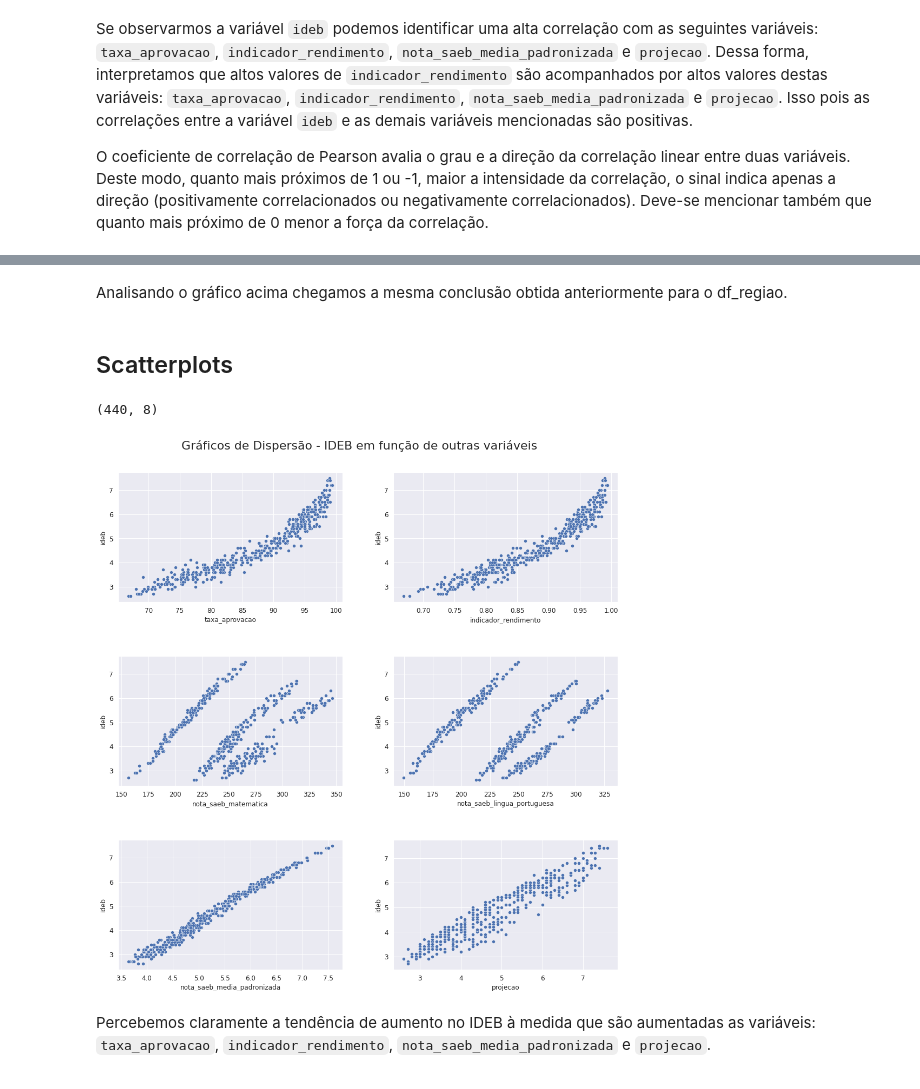
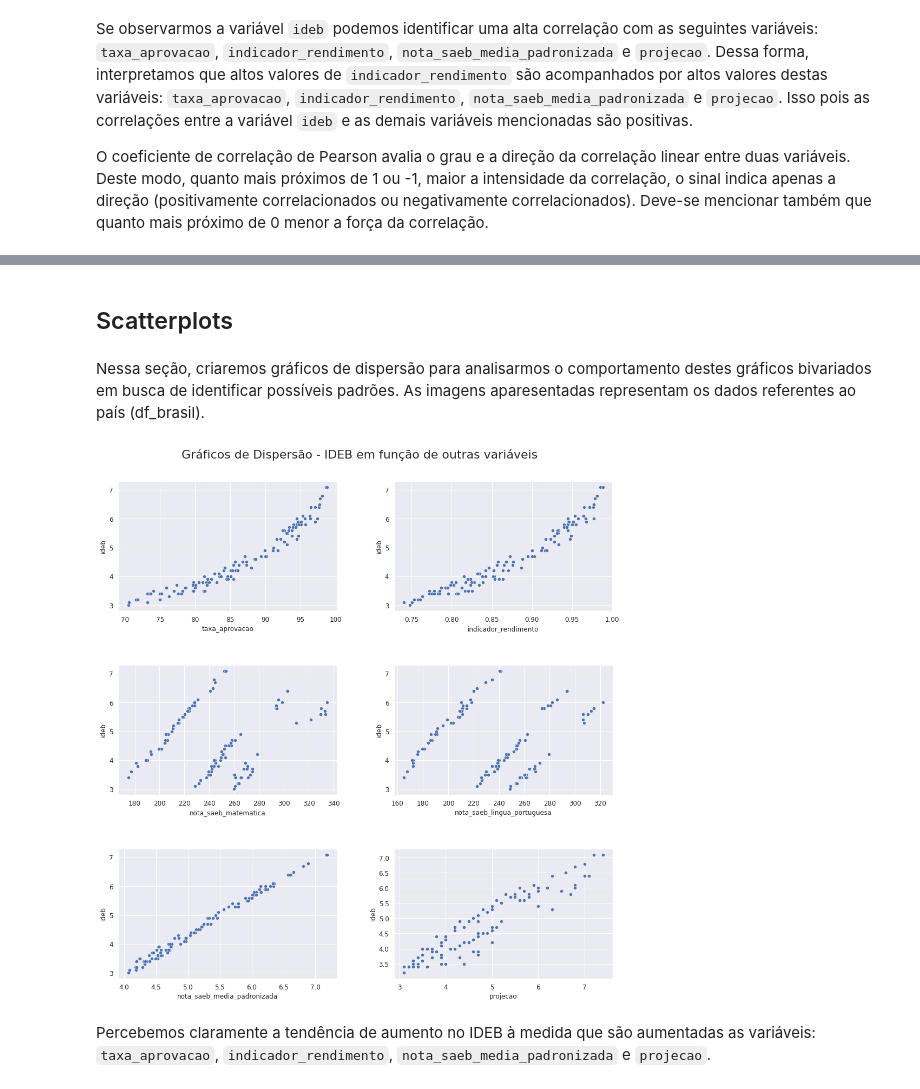
Before and after one commit to gustavolenin/-ndice-de-Desenvolvimento-da-Educa-o-B-sica-Ideb-, a Jupyter notebook: Índice_de_Desenvolvimento_da_Educação_Básica_(Ideb).ipynb, the cells around one changed output, grey strips where cells are left out. Saved outputs shown, nothing was run; the diff lists cells and outputs as text; code cells hidden in the pictures.

```diff
--- a/Índice_de_Desenvolvimento_da_Educação_Básica_(Ideb).ipynb
+++ b/Índice_de_Desenvolvimento_da_Educação_Básica_(Ideb).ipynb
@@ -318,11 +293,7 @@ sns.heatmap(corr_brasil,xticklabels=corr_regiao.columns,yticklabels=corr_regiao.
-# %% [markdown]
-Analisando o gráfico acima chegamos a mesma conclusão obtida anteriormente para o df_regiao.
 # %% [markdown]
 ## Scatterplots
-# %%
-num_variables_regiao.shape
-# %% [output]
-(440, 8)
+# %% [markdown]
+Nessa seção, criaremos gráficos de dispersão para analisarmos o comportamento destes gráficos bivariados em busca de identificar possíveis padrões. As imagens aparesentadas representam os dados referentes ao país (df_brasil).
 # %%
 # Create the function to visualize to bar chart
 def draw_scatterplot(list_feature,df):
@@ -341,9 +312,9 @@ list_features_regiao = num_variables_regiao.columns.drop(['ideb','ano'])
 list_features_brasil = num_variables_brasil.columns.drop(['ideb','ano'])
 # %%
 # df_regiao
-draw_scatterplot(list_features_regiao,df_regiao)
+draw_scatterplot(list_features_brasil,df_brasil)
 # %% [output]
-[figure, old version]
+[figure, new version]
 # %% [markdown]
 Percebemos claramente a tendência de aumento no IDEB à medida que são aumentadas as variáveis: `taxa_aprovacao`, `indicador_rendimento`, `nota_saeb_media_padronizada` e `projecao`.
 # %% [markdown]
```
Also changed, not shown: parts of 21 cells of this notebook.
